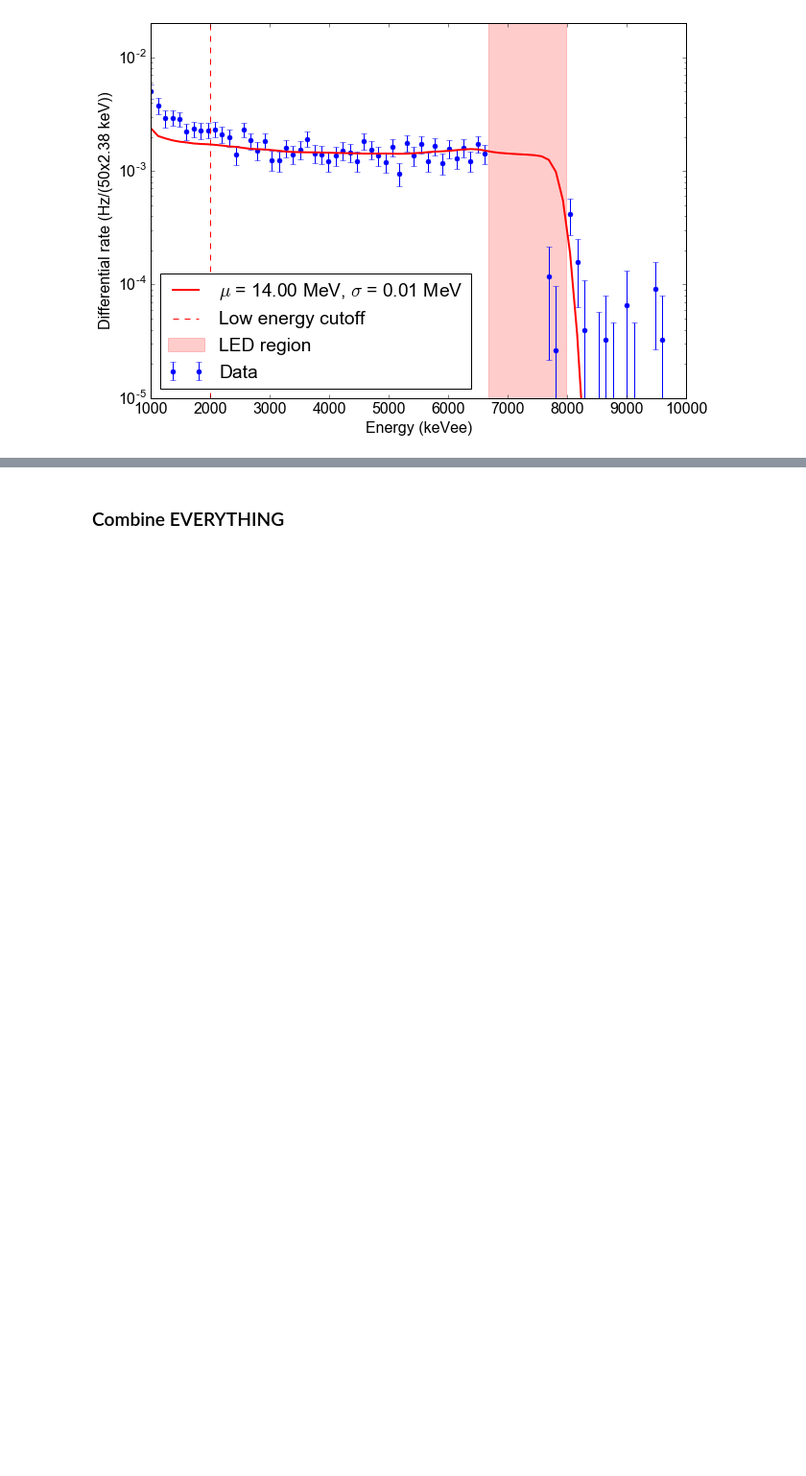
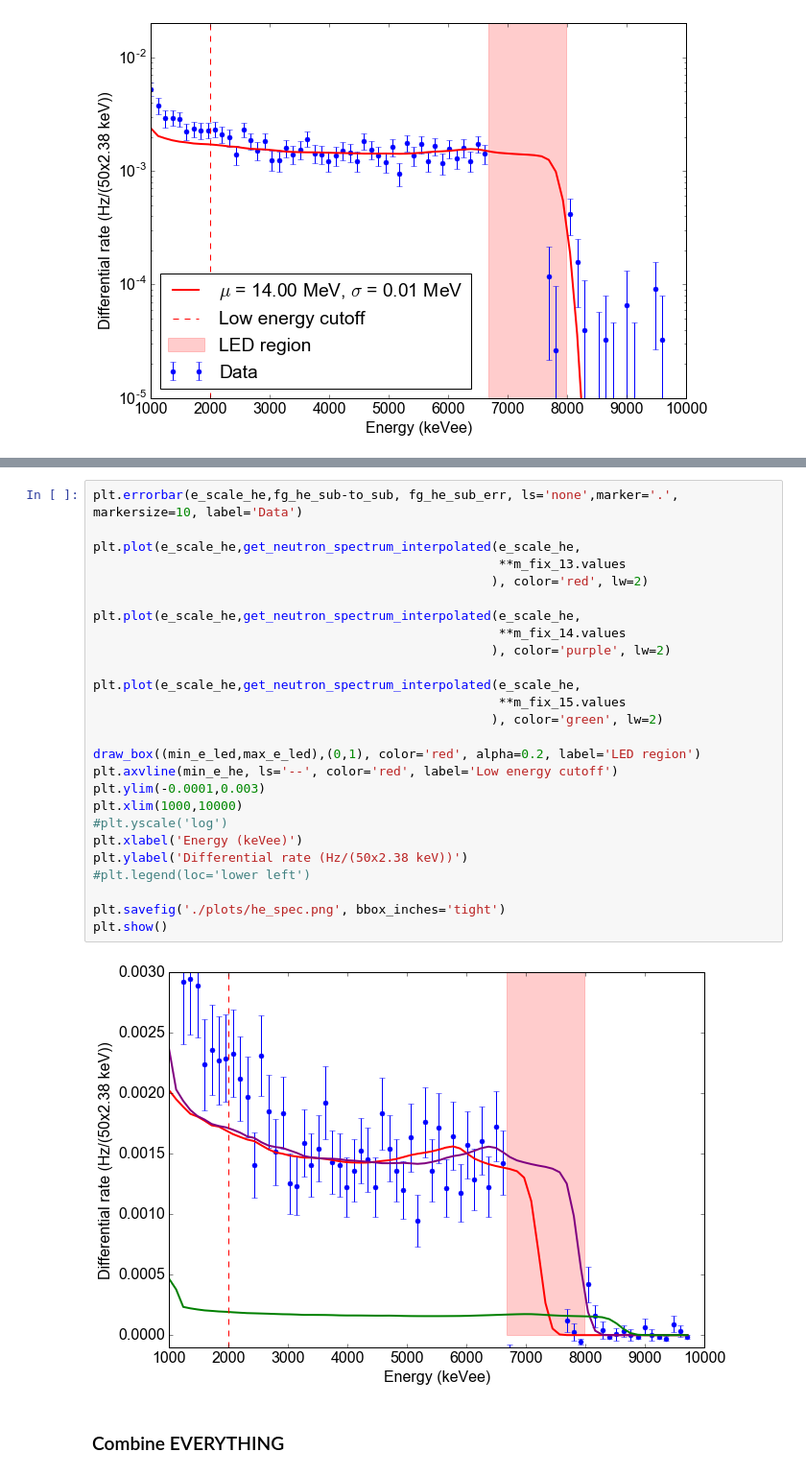
Before and after one commit to XENON1T/PTB, a Jupyter notebook: 07_deconvolution.ipynb, the cells around one changed output, grey strips where cells are left out. Shown at 96% size. Drawn from its saved outputs; the diff is of its cells as text; blank space fills up the shorter version.

```diff
--- a/07_deconvolution.ipynb
+++ b/07_deconvolution.ipynb
@@ -465,3 +533,31 @@ plt.show()
+# %%
+plt.errorbar(e_scale_he,fg_he_sub-to_sub, fg_he_sub_err, ls='none',marker='.', markersize=10, label='Data')
+
+plt.plot(e_scale_he,get_neutron_spectrum_interpolated(e_scale_he,
+                                                      **m_fix_13.values
+                                                     ), color='red', lw=2)
+
+plt.plot(e_scale_he,get_neutron_spectrum_interpolated(e_scale_he,
+                                                      **m_fix_14.values
+                                                     ), color='purple', lw=2)
+
+plt.plot(e_scale_he,get_neutron_spectrum_interpolated(e_scale_he,
+                                                      **m_fix_15.values
+                                                     ), color='green', lw=2)
+
+draw_box((min_e_led,max_e_led),(0,1), color='red', alpha=0.2, label='LED region')
+plt.axvline(min_e_he, ls='--', color='red', label='Low energy cutoff')
+plt.ylim(-0.0001,0.003)
+plt.xlim(1000,10000)
+#plt.yscale('log')
+plt.xlabel('Energy (keVee)')
+plt.ylabel('Differential rate (Hz/(50x2.38 keV))')
+#plt.legend(loc='lower left')
+
+plt.savefig('./plots/he_spec.png', bbox_inches='tight')
+plt.show()
+# %% [output]
+[figure, added]
 # %% [markdown]
 ### Combine EVERYTHING
 # %%
```
Also changed, not shown: parts of 15 cells of this notebook, 1 other file.
